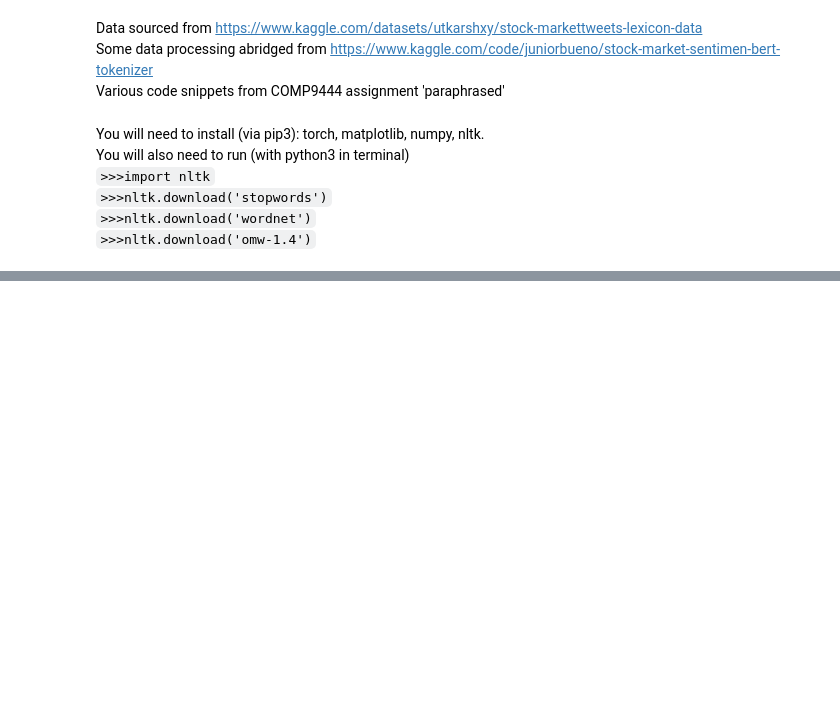
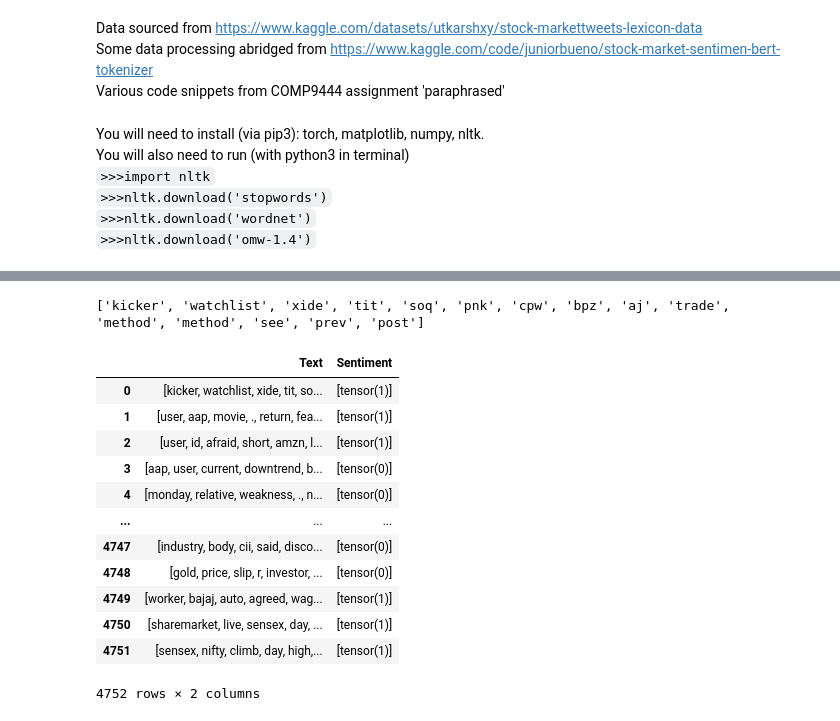
Before and after one commit to LocatorOfTangos/9444, a Jupyter notebook: SRN_sentiment_analysis.ipynb, the cells around one changed output, grey strips where cells are left out. Drawn from its saved outputs; the diff is of its cells as text; code cells hidden in the pictures; blank space fills up the shorter version.

```diff
--- a/SRN_sentiment_analysis.ipynb
+++ b/SRN_sentiment_analysis.ipynb
@@ -61,15 +65,31 @@ def tokenize(tweet):
 # %%
 san_df = pd.DataFrame([
     df['Text'].map(tokenize),
-    df['Sentiment'].map(lambda x: torch.tensor([1,0]) if (x==1) else torch.tensor([0,1]))
+    #df['Sentiment'].map(lambda x: torch.tensor([1,0]) if (x==1) else torch.tensor([0,1]))
+    df['Sentiment'].map(lambda x: torch.tensor([1]) if (x==1) else torch.tensor([0]))
     ]).T
 
 indexes = [i for i, x in enumerate(san_df['Text']) if len(x) <= 5]
 san_df.drop(indexes, inplace=True)
 san_df.reset_index(drop=True, inplace=True)
 
 print(san_df.Text[0])
 san_df
+# %% [output]
+['kicker', 'watchlist', 'xide', 'tit', 'soq', 'pnk', 'cpw', 'bpz', 'aj', 'trade', 'method', 'method', 'see', 'prev', 'post']
+|  | Text | Sentiment |
+| 0 | [kicker, watchlist, xide, tit, so... | [tensor(1)] |
+| 1 | [user, aap, movie, ., return, fea... | [tensor(1)] |
+| 2 | [user, id, afraid, short, amzn, l... | [tensor(1)] |
+| 3 | [aap, user, current, downtrend, b... | [tensor(0)] |
+| 4 | [monday, relative, weakness, ., n... | [tensor(0)] |
+| ... | ... | ... |
+| 4747 | [industry, body, cii, said, disco... | [tensor(0)] |
+| 4748 | [gold, price, slip, r, investor, ... | [tensor(0)] |
+| 4749 | [worker, bajaj, auto, agreed, wag... | [tensor(1)] |
+| 4750 | [sharemarket, live, sensex, day, ... | [tensor(1)] |
+| 4751 | [sensex, nifty, climb, day, high,... | [tensor(1)] |
+4752 rows × 2 columns
 # %%
 # Counter class counts number of appearances of all words
 word_count = Counter()
```
Also changed, not shown: parts of 11 cells of this notebook.
